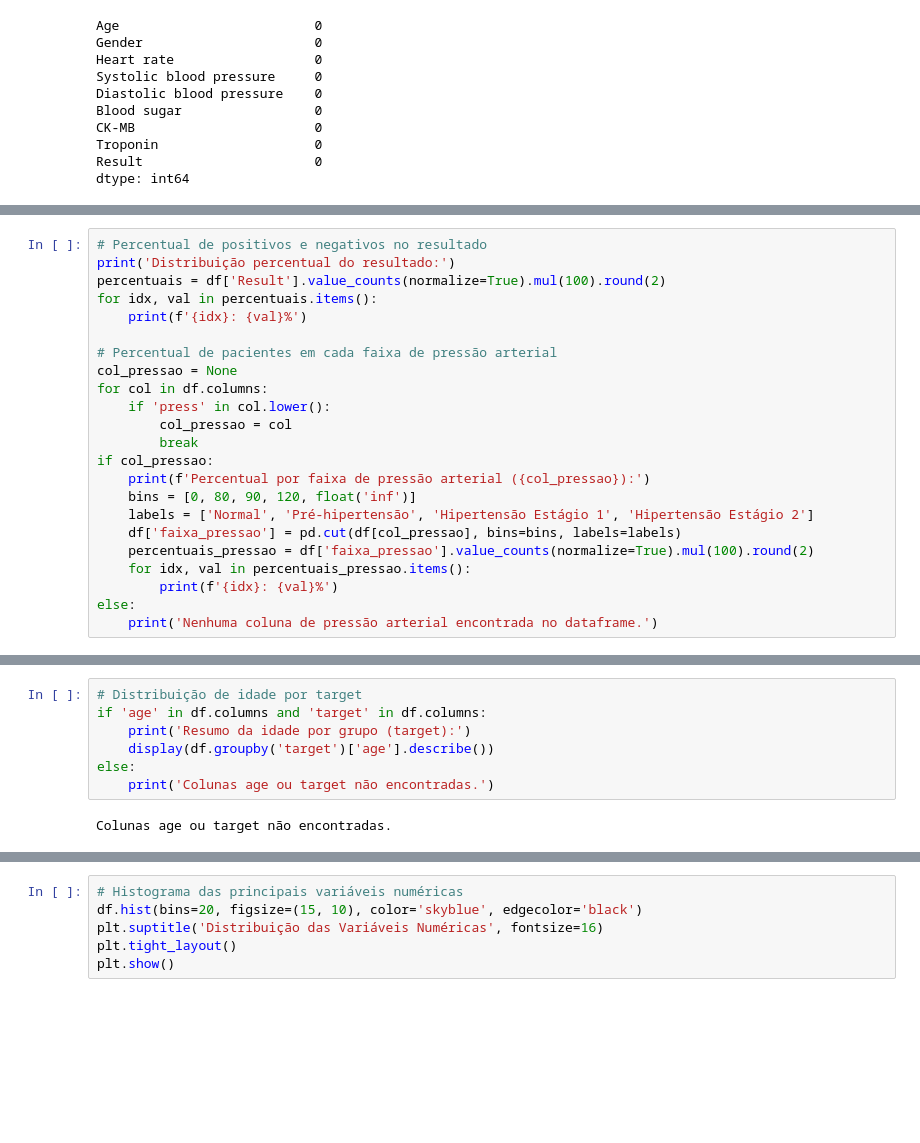
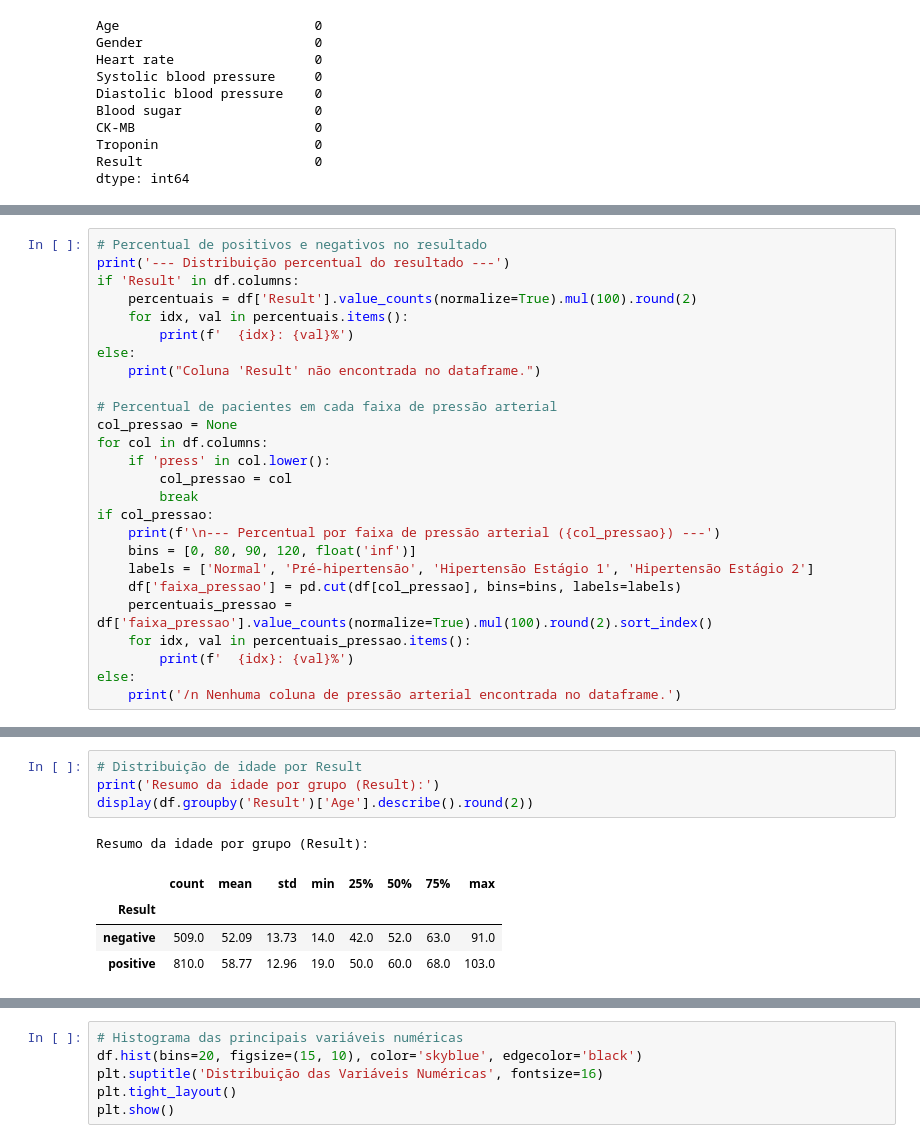
Before and after one commit to noamcoelho/Projeto_analytics, a Jupyter notebook: scripts/analise_saude.ipynb, the cells around one changed output, grey strips where cells are left out. Cells and saved outputs as stored; diff of their text form; blank space fills up the shorter version.

```diff
--- a/scripts/analise_saude.ipynb
+++ b/scripts/analise_saude.ipynb
@@ -109,9 +109,12 @@ dtype: int64
 # %%
 # Percentual de positivos e negativos no resultado
-print('Distribuição percentual do resultado:')
-percentuais = df['Result'].value_counts(normalize=True).mul(100).round(2)
-for idx, val in percentuais.items():
-    print(f'{idx}: {val}%')
+print('--- Distribuição percentual do resultado ---')
+if 'Result' in df.columns:
+    percentuais = df['Result'].value_counts(normalize=True).mul(100).round(2)
+    for idx, val in percentuais.items():
+        print(f'  {idx}: {val}%')
+else:
+    print("Coluna 'Result' não encontrada no dataframe.")
 
 # Percentual de pacientes em cada faixa de pressão arterial
 col_pressao = None
@@ -120,13 +123,13 @@ for col in df.columns:
         col_pressao = col
         break
 if col_pressao:
-    print(f'Percentual por faixa de pressão arterial ({col_pressao}):')
+    print(f'\n--- Percentual por faixa de pressão arterial ({col_pressao}) ---')
     bins = [0, 80, 90, 120, float('inf')]
     labels = ['Normal', 'Pré-hipertensão', 'Hipertensão Estágio 1', 'Hipertensão Estágio 2']
     df['faixa_pressao'] = pd.cut(df[col_pressao], bins=bins, labels=labels)
-    percentuais_pressao = df['faixa_pressao'].value_counts(normalize=True).mul(100).round(2)
+    percentuais_pressao = df['faixa_pressao'].value_counts(normalize=True).mul(100).round(2).sort_index()
     for idx, val in percentuais_pressao.items():
-        print(f'{idx}: {val}%')
+        print(f'  {idx}: {val}%')
 else:
-    print('Nenhuma coluna de pressão arterial encontrada no dataframe.')
+    print('/n Nenhuma coluna de pressão arterial encontrada no dataframe.')
 # %% [output]
@@ -247,9 +320,10 @@ Colunas glucose ou target não encontradas.
 # %%
-# Distribuição de idade por target
-if 'age' in df.columns and 'target' in df.columns:
-    print('Resumo da idade por grupo (target):')
-    display(df.groupby('target')['age'].describe())
-else:
-    print('Colunas age ou target não encontradas.')
+# Distribuição de idade por Result
+print('Resumo da idade por grupo (Result):')
+display(df.groupby('Result')['Age'].describe().round(2))
 # %% [output]
-Colunas age ou target não encontradas.
+Resumo da idade por grupo (Result):
+|  | count | mean | std | min | 25% | 50% | 75% | max |
+| Result |  |  |  |  |  |  |  |  |
+| negative | 509.0 | 52.09 | 13.73 | 14.0 | 42.0 | 52.0 | 63.0 | 91.0 |
+| positive | 810.0 | 58.77 | 12.96 | 19.0 | 50.0 | 60.0 | 68.0 | 103.0 |
```
Also changed, not shown: parts of 17 cells of this notebook.
